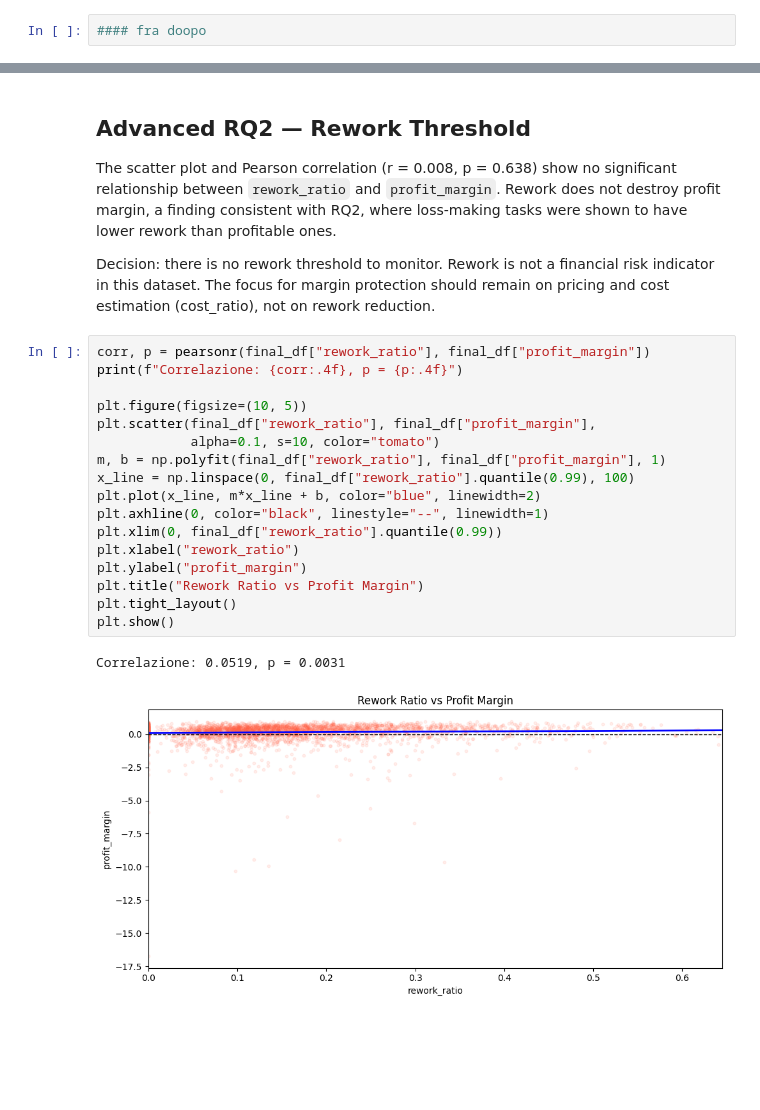
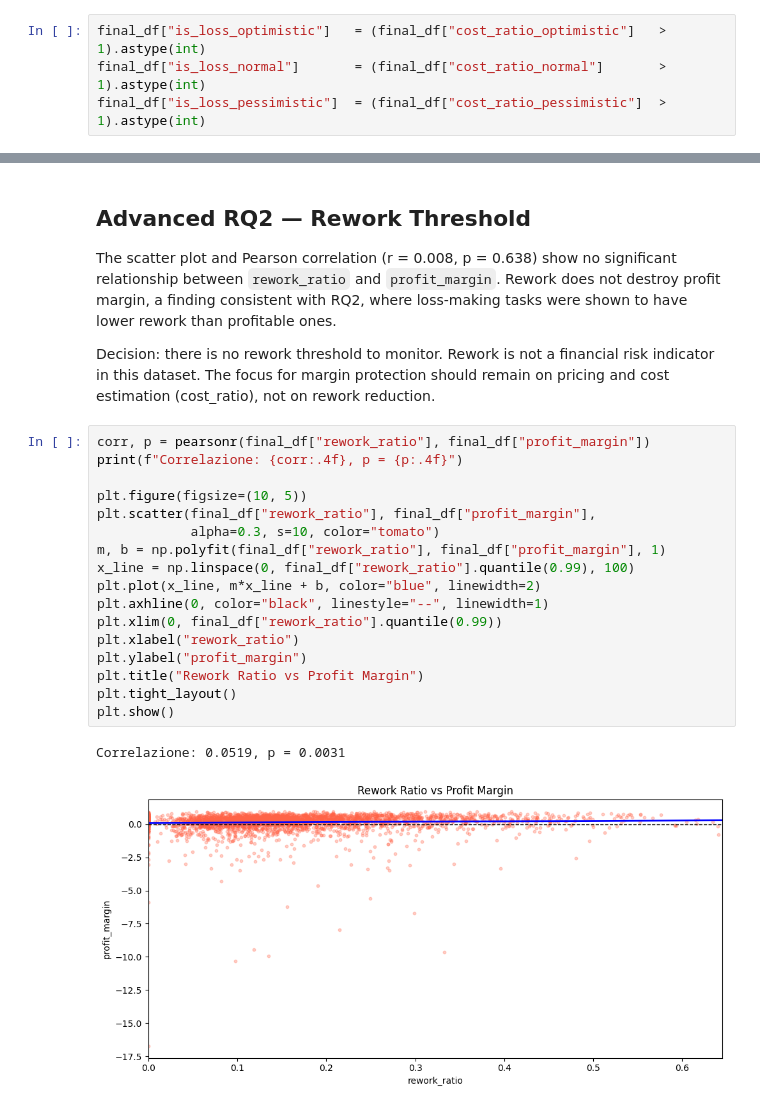
Before and after one commit to Cam-crt/FCM-Data-Alchemist, a Jupyter notebook: src/main_final.ipynb, the cells around one changed output, grey strips where cells are left out. Saved outputs shown, nothing was run; the diff lists cells and outputs as text; blank space fills up the shorter version.

```diff
--- a/src/main_final.ipynb
+++ b/src/main_final.ipynb
@@ -1454,2 +1458,4 @@ plt.show()
 # %%
-#### fra doopo
+final_df["is_loss_optimistic"]   = (final_df["cost_ratio_optimistic"]   > 1).astype(int)
+final_df["is_loss_normal"]       = (final_df["cost_ratio_normal"]       > 1).astype(int)
+final_df["is_loss_pessimistic"]  = (final_df["cost_ratio_pessimistic"]  > 1).astype(int)
@@ -1867,20 +1903,20 @@ margin protection should remain on pricing and cost estimation
 # %%
 corr, p = pearsonr(final_df["rework_ratio"], final_df["profit_margin"])
 print(f"Correlazione: {corr:.4f}, p = {p:.4f}")
 
 plt.figure(figsize=(10, 5))
 plt.scatter(final_df["rework_ratio"], final_df["profit_margin"],
-            alpha=0.1, s=10, color="tomato")
+            alpha=0.3, s=10, color="tomato")
 m, b = np.polyfit(final_df["rework_ratio"], final_df["profit_margin"], 1)
 x_line = np.linspace(0, final_df["rework_ratio"].quantile(0.99), 100)
 plt.plot(x_line, m*x_line + b, color="blue", linewidth=2)
 plt.axhline(0, color="black", linestyle="--", linewidth=1)
 plt.xlim(0, final_df["rework_ratio"].quantile(0.99))
 plt.xlabel("rework_ratio")
 plt.ylabel("profit_margin")
 plt.title("Rework Ratio vs Profit Margin")
 plt.tight_layout()
 plt.show()
 # %% [output]
 Correlazione: 0.0519, p = 0.0031
-[figure, old version]
+[figure, new version]
```
Also changed, not shown: parts of 23 cells of this notebook.
